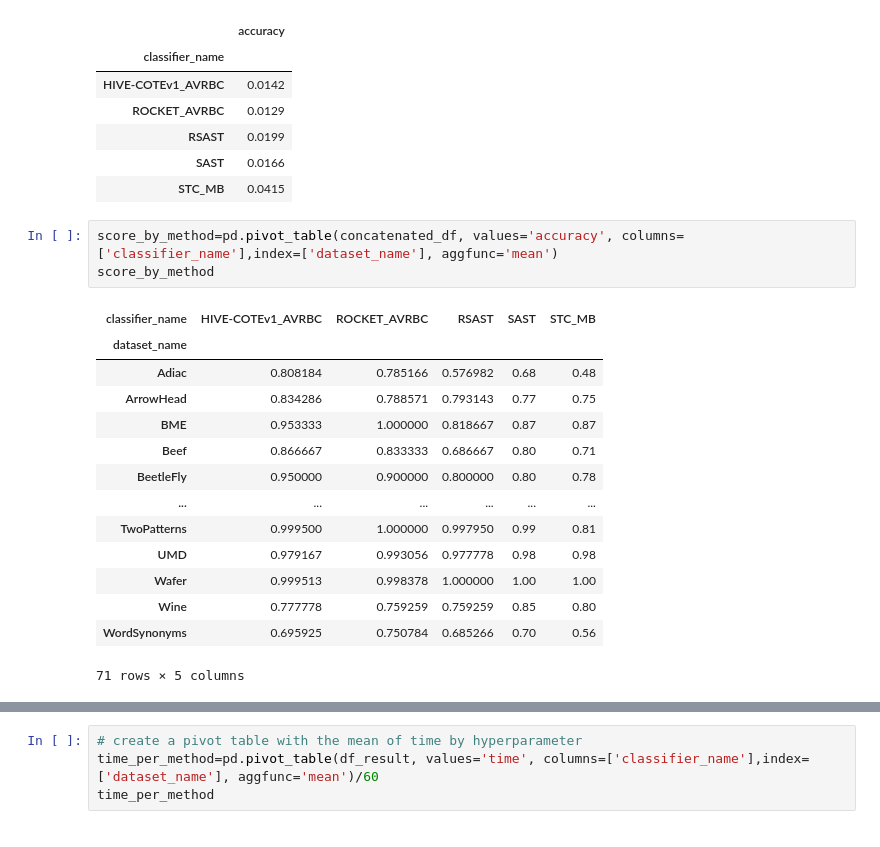
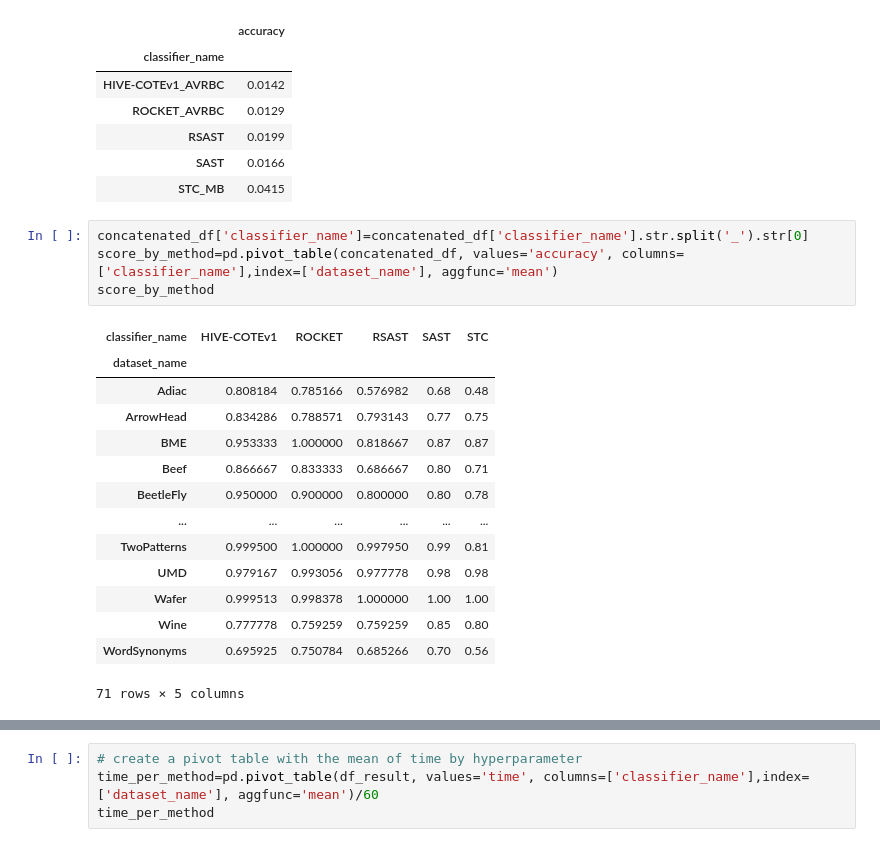
Before and after one commit to nirojasva/random_sast, a Jupyter notebook: ExperimentationRSAST/analysis_rsast_vs_other_method.ipynb, the cells around one changed output, grey strips where cells are left out. Cells and saved outputs as stored; diff of their text form.

```diff
--- a/ExperimentationRSAST/analysis_rsast_vs_other_method.ipynb
+++ b/ExperimentationRSAST/analysis_rsast_vs_other_method.ipynb
@@ -493,10 +491,11 @@ pd.pivot_table(concatenated_df, values='accuracy', index=['classifier_name'], ag
 | SAST | 0.0166 |
 | STC_MB | 0.0415 |
 # %%
+concatenated_df['classifier_name']=concatenated_df['classifier_name'].str.split('_').str[0]
 score_by_method=pd.pivot_table(concatenated_df, values='accuracy', columns=['classifier_name'],index=['dataset_name'], aggfunc='mean')
 score_by_method
 # %% [output]
-| classifier_name | HIVE-COTEv1_AVRBC | ROCKET_AVRBC | RSAST | SAST | STC_MB |
+| classifier_name | HIVE-COTEv1 | ROCKET | RSAST | SAST | STC |
 | dataset_name |  |  |  |  |  |
 | Adiac | 0.808184 | 0.785166 | 0.576982 | 0.68 | 0.48 |
 | ArrowHead | 0.834286 | 0.788571 | 0.793143 | 0.77 | 0.75 |
```
Also changed, not shown: parts of 8 cells of this notebook, 8 other files.
